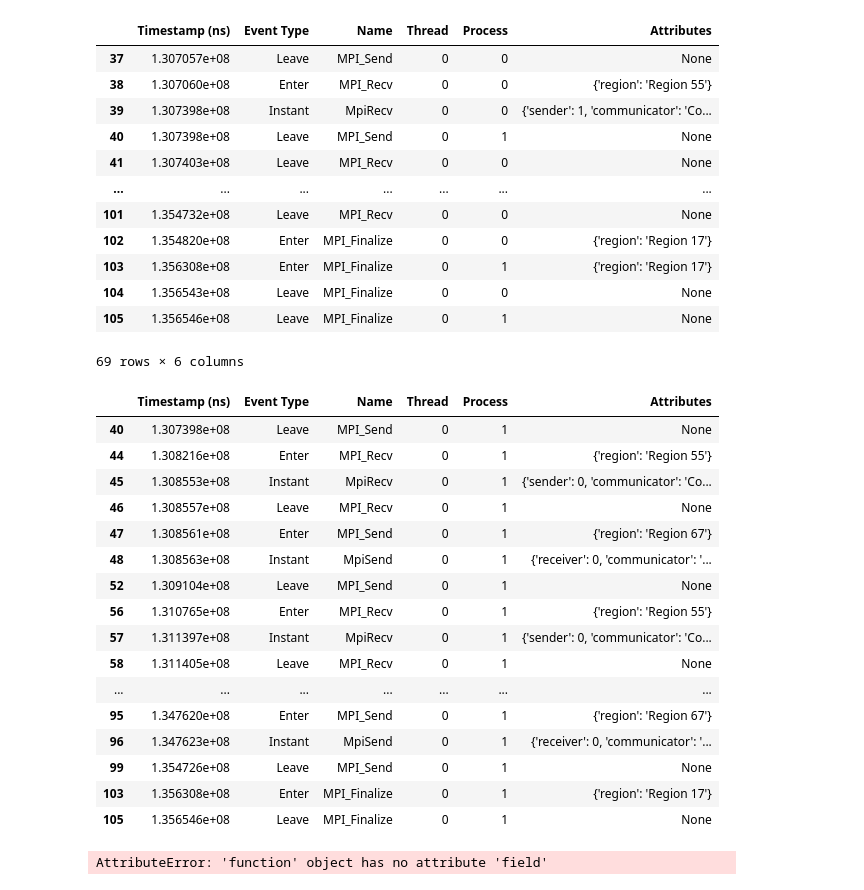
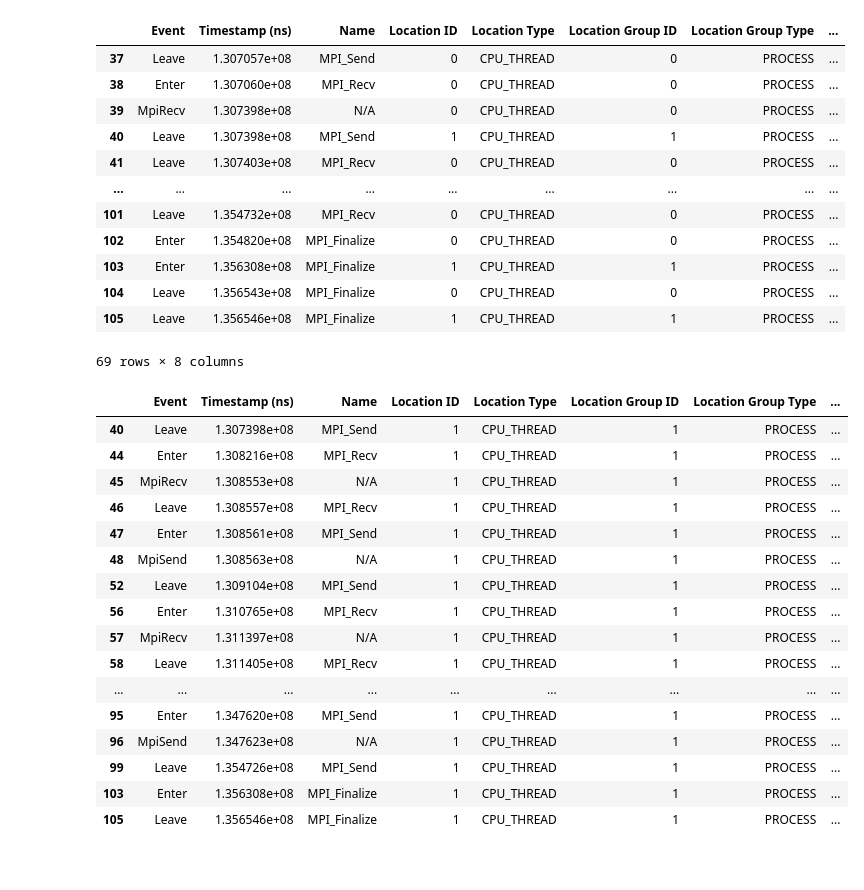
Before and after one commit to hpcgroup/pipit, a Jupyter notebook: docs/examples/query.ipynb, the cells around one changed output. Drawn from its saved outputs; the diff is of its cells as text; code cells hidden in the pictures.

```diff
--- a/docs/examples/query.ipynb
+++ b/docs/examples/query.ipynb
@@ -17,2 +14,5 @@ trace = pp.Trace.from_otf2(dirname)
+# %%
+df = pd.read_pickle("C:/Users/Rakrish/Downloads/pingPong.pkl", compression="zip")
+trace = pp.Trace(None, df)
 # %%
 # Simple filter
@@ -50,41 +77,39 @@ trace.where("Name", "not-in", ["MPI_Recv", "MpiSend", "ProgramEnd"]).get()
 # %%
-trace.where("Timestamp (ns)", "between", [1.307057e+08, 1.356546e+08]).get()
+trace.where("Timestamp (ns)", "between", [1.307057e08, 1.356546e08]).get()
 # %% [output]
-|  | Timestamp (ns) | Event Type | Name | Thread | Process | Attributes |
-| 37 | 1.307057e+08 | Leave | MPI_Send | 0 | 0 | None |
-| 38 | 1.307060e+08 | Enter | MPI_Recv | 0 | 0 | {'region': 'Region 55'} |
-| 39 | 1.307398e+08 | Instant | MpiRecv | 0 | 0 | {'sender': 1, 'communicator': 'Co... |
-| 40 | 1.307398e+08 | Leave | MPI_Send | 0 | 1 | None |
-| 41 | 1.307403e+08 | Leave | MPI_Recv | 0 | 0 | None |
-| ... | ... | ... | ... | ... | ... | ... |
-| 101 | 1.354732e+08 | Leave | MPI_Recv | 0 | 0 | None |
-| 102 | 1.354820e+08 | Enter | MPI_Finalize | 0 | 0 | {'region': 'Region 17'} |
-| 103 | 1.356308e+08 | Enter | MPI_Finalize | 0 | 1 | {'region': 'Region 17'} |
-| 104 | 1.356543e+08 | Leave | MPI_Finalize | 0 | 0 | None |
-| 105 | 1.356546e+08 | Leave | MPI_Finalize | 0 | 1 | None |
+|  | Event | Timestamp (ns) | Name | Location ID | Location Type | Location Group ID | Location Group Type | ... |
+| 37 | Leave | 1.307057e+08 | MPI_Send | 0 | CPU_THREAD | 0 | PROCESS | ... |
+| 38 | Enter | 1.307060e+08 | MPI_Recv | 0 | CPU_THREAD | 0 | PROCESS | ... |
+| 39 | MpiRecv | 1.307398e+08 | N/A | 0 | CPU_THREAD | 0 | PROCESS | ... |
+| 40 | Leave | 1.307398e+08 | MPI_Send | 1 | CPU_THREAD | 1 | PROCESS | ... |
+| 41 | Leave | 1.307403e+08 | MPI_Recv | 0 | CPU_THREAD | 0 | PROCESS | ... |
+| ... | ... | ... | ... | ... | ... | ... | ... | ... |
+| 101 | Leave | 1.354732e+08 | MPI_Recv | 0 | CPU_THREAD | 0 | PROCESS | ... |
+| 102 | Enter | 1.354820e+08 | MPI_Finalize | 0 | CPU_THREAD | 0 | PROCESS | ... |
+| 103 | Enter | 1.356308e+08 | MPI_Finalize | 1 | CPU_THREAD | 1 | PROCESS | ... |
+| 104 | Leave | 1.356543e+08 | MPI_Finalize | 0 | CPU_THREAD | 0 | PROCESS | ... |
+| 105 | Leave | 1.356546e+08 | MPI_Finalize | 1 | CPU_THREAD | 1 | PROCESS | ... |
-69 rows × 6 columns
+69 rows × 8 columns
 # %%
-trace.where("Timestamp (ns)", "between", [1.307057e+08, 1.356546e+08]).where("Process", "==", 1).get()
+trace.where("Timestamp (ns)", "between", [1.307057e08, 1.356546e08]).where(
+    "Location ID", "==", 1
+).get()
 # %% [output]
-|  | Timestamp (ns) | Event Type | Name | Thread | Process | Attributes |
-| 40 | 1.307398e+08 | Leave | MPI_Send | 0 | 1 | None |
-| 44 | 1.308216e+08 | Enter | MPI_Recv | 0 | 1 | {'region': 'Region 55'} |
-| 45 | 1.308553e+08 | Instant | MpiRecv | 0 | 1 | {'sender': 0, 'communicator': 'Co... |
-| 46 | 1.308557e+08 | Leave | MPI_Recv | 0 | 1 | None |
-| 47 | 1.308561e+08 | Enter | MPI_Send | 0 | 1 | {'region': 'Region 67'} |
-| 48 | 1.308563e+08 | Instant | MpiSend | 0 | 1 | {'receiver': 0, 'communicator': '... |
-| 52 | 1.309104e+08 | Leave | MPI_Send | 0 | 1 | None |
-| 56 | 1.310765e+08 | Enter | MPI_Recv | 0 | 1 | {'region': 'Region 55'} |
-| 57 | 1.311397e+08 | Instant | MpiRecv | 0 | 1 | {'sender': 0, 'communicator': 'Co... |
-| 58 | 1.311405e+08 | Leave | MPI_Recv | 0 | 1 | None |
-| ... | ... | ... | ... | ... | ... | ... |
-| 95 | 1.347620e+08 | Enter | MPI_Send | 0 | 1 | {'region': 'Region 67'} |
-| 96 | 1.347623e+08 | Instant | MpiSend | 0 | 1 | {'receiver': 0, 'communicator': '... |
-| 99 | 1.354726e+08 | Leave | MPI_Send | 0 | 1 | None |
-| 103 | 1.356308e+08 | Enter | MPI_Finalize | 0 | 1 | {'region': 'Region 17'} |
-| 105 | 1.356546e+08 | Leave | MPI_Finalize | 0 | 1 | None |
+|  | Event | Timestamp (ns) | Name | Location ID | Location Type | Location Group ID | Location Group Type | ... |
+| 40 | Leave | 1.307398e+08 | MPI_Send | 1 | CPU_THREAD | 1 | PROCESS | ... |
+| 44 | Enter | 1.308216e+08 | MPI_Recv | 1 | CPU_THREAD | 1 | PROCESS | ... |
+| 45 | MpiRecv | 1.308553e+08 | N/A | 1 | CPU_THREAD | 1 | PROCESS | ... |
+| 46 | Leave | 1.308557e+08 | MPI_Recv | 1 | CPU_THREAD | 1 | PROCESS | ... |
+| 47 | Enter | 1.308561e+08 | MPI_Send | 1 | CPU_THREAD | 1 | PROCESS | ... |
+| 48 | MpiSend | 1.308563e+08 | N/A | 1 | CPU_THREAD | 1 | PROCESS | ... |
+| 52 | Leave | 1.309104e+08 | MPI_Send | 1 | CPU_THREAD | 1 | PROCESS | ... |
+| 56 | Enter | 1.310765e+08 | MPI_Recv | 1 | CPU_THREAD | 1 | PROCESS | ... |
+| 57 | MpiRecv | 1.311397e+08 | N/A | 1 | CPU_THREAD | 1 | PROCESS | ... |
+| 58 | Leave | 1.311405e+08 | MPI_Recv | 1 | CPU_THREAD | 1 | PROCESS | ... |
+| ... | ... | ... | ... | ... | ... | ... | ... | ... |
+| 95 | Enter | 1.347620e+08 | MPI_Send | 1 | CPU_THREAD | 1 | PROCESS | ... |
+| 96 | MpiSend | 1.347623e+08 | N/A | 1 | CPU_THREAD | 1 | PROCESS | ... |
+| 99 | Leave | 1.354726e+08 | MPI_Send | 1 | CPU_THREAD | 1 | PROCESS | ... |
+| 103 | Enter | 1.356308e+08 | MPI_Finalize | 1 | CPU_THREAD | 1 | PROCESS | ... |
+| 105 | Leave | 1.356546e+08 | MPI_Finalize | 1 | CPU_THREAD | 1 | PROCESS | ... |
-# %%
-trace.where("Timestamp (ns)", "between", [1.307057e+08, 1.356546e+08]).where("Process", "==", 1).orderBy("Process").get()
-# %% [output]
-AttributeError: 'function' object has no attribute 'field'
 # %%
```
Also changed, not shown: parts of 15 cells of this notebook, 6 other files.
